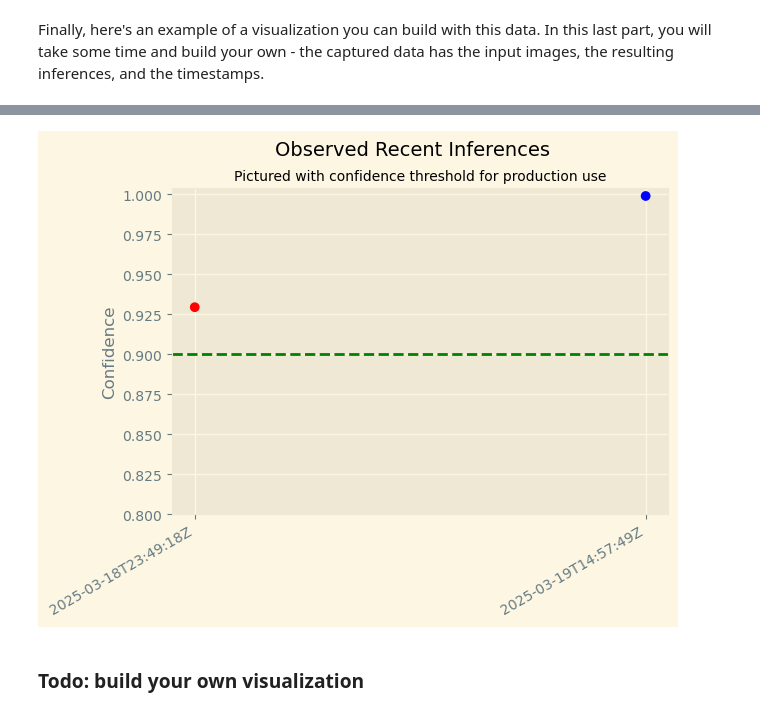
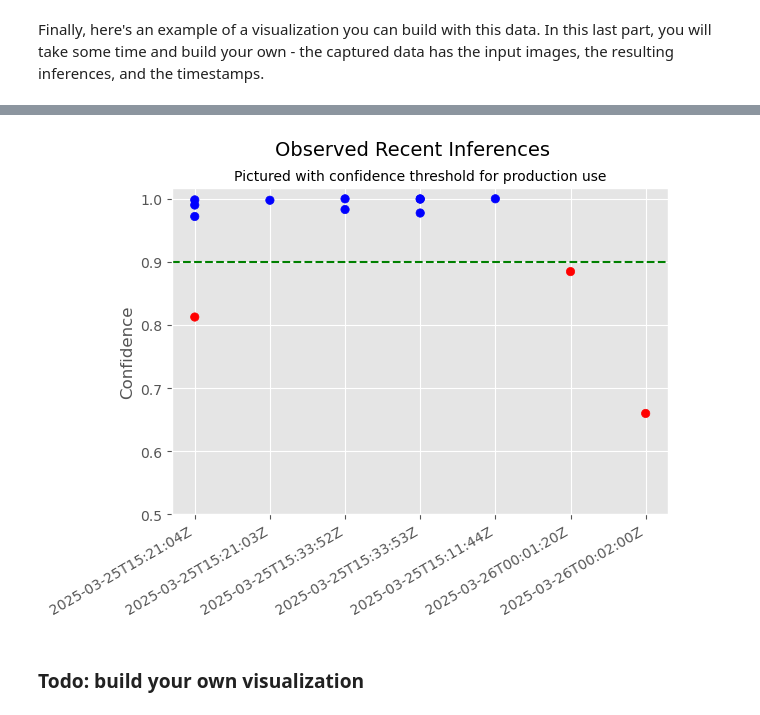
Before and after one commit to PiotrGrabysz/Image-classifier-AWS-Workflow, a Jupyter notebook: starter.ipynb, the cells around one changed output, grey strips where cells are left out. Saved outputs shown, nothing was run; the diff lists cells and outputs as text; code cells hidden in the pictures.

Commit message:
Train and deploy model

```diff
--- a/starter.ipynb
+++ b/starter.ipynb
@@ -429,12 +463,12 @@ Note the `destination_s3_uri` parameter: At the end of the project, we can explo
 
 With that done, deploy your model on a single `ml.m5.xlarge` instance with the data capture config attached:
 # %%
+endpoint = "scones-unlimited-classifier"
+
 deployment = img_classifier_model.deploy(
     initial_instance_count=1,
     instance_type="ml.m5.xlarge",
-    data_capture_config=data_capture_config
+    data_capture_config=data_capture_config,
+    endpoint_name=endpoint
     )
-
-endpoint = deployment.endpoint_name
-print(endpoint)
 # %% [output]
@@ -451,7 +483,7 @@ Next, instantiate a Predictor:
 # %%
 from sagemaker.predictor import Predictor
 
-predictor = Predictor("image-classification-2025-03-16-20-40-49-682")
+predictor = Predictor(endpoint)
 # %% [markdown]
 In the code snippet below we are going to prepare one of your saved images for prediction. Use the predictor to process the `payload`.
 # %%
@@ -739,7 +747,8 @@ file_handles = os.listdir("./captured_data")
 json_data = []
 for jsonl in file_handles:
     with jsonlines.open(f"./captured_data/{jsonl}") as f:
-        json_data.append(f.read())
+        for line in f:
+            json_data.append(line)
 # %% [markdown]
 The data should now be a list of dictionaries, with significant nesting. We'll give you an example of some code that grabs data out of the objects and visualizes it:
 # %%
@@ -758,6 +769,8 @@ Finally, here's an example of a visualization you can build with this data. In t
 import matplotlib.pyplot as plt
 
 CONFIDENCE_THRESHOLD = .9
+
+plt.style.use('ggplot')
 
 # Populate the data for the x and y axis
 x = []
@@ -772,14 +785,12 @@ for obj in json_data:
 # Plot the data
 plt.scatter(x, y, c=['r' if k<.94 else 'b' for k in y ])
 plt.axhline(y=CONFIDENCE_THRESHOLD, color='g', linestyle='--')
-plt.ylim(bottom=.8)
+plt.ylim(bottom=.5)
 
 # Add labels
 plt.ylabel("Confidence")
 plt.suptitle("Observed Recent Inferences", size=14)
 plt.title("Pictured with confidence threshold for production use", size=10)
 
-# Give it some pizzaz!
-plt.style.use("Solarize_Light2")
 plt.gcf().autofmt_xdate()
 # %% [output]
@@ -790,5 +801,5 @@ plt.gcf().autofmt_xdate()
                              parsable as floats or dates. If these strings should be plotted as
                              numbers, cast to the appropriate data type before plotting.
-[figure, old version]
+[figure, new version]
 # %% [markdown]
 ### Todo: build your own visualization
```
Also changed, not shown: parts of 40 cells of this notebook.
